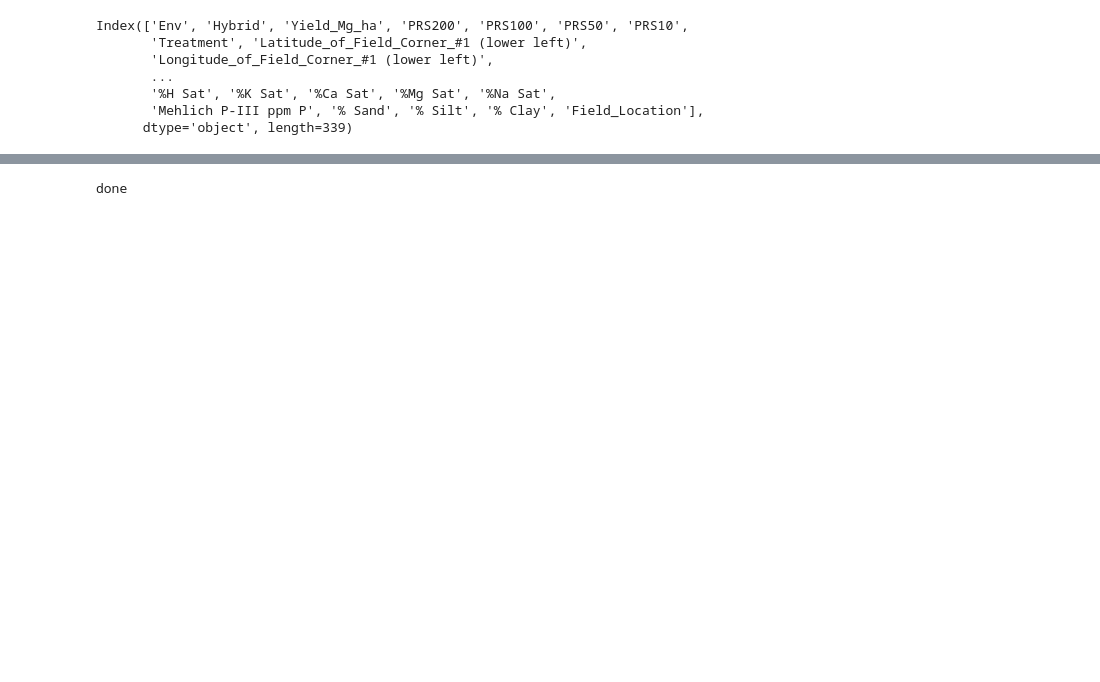
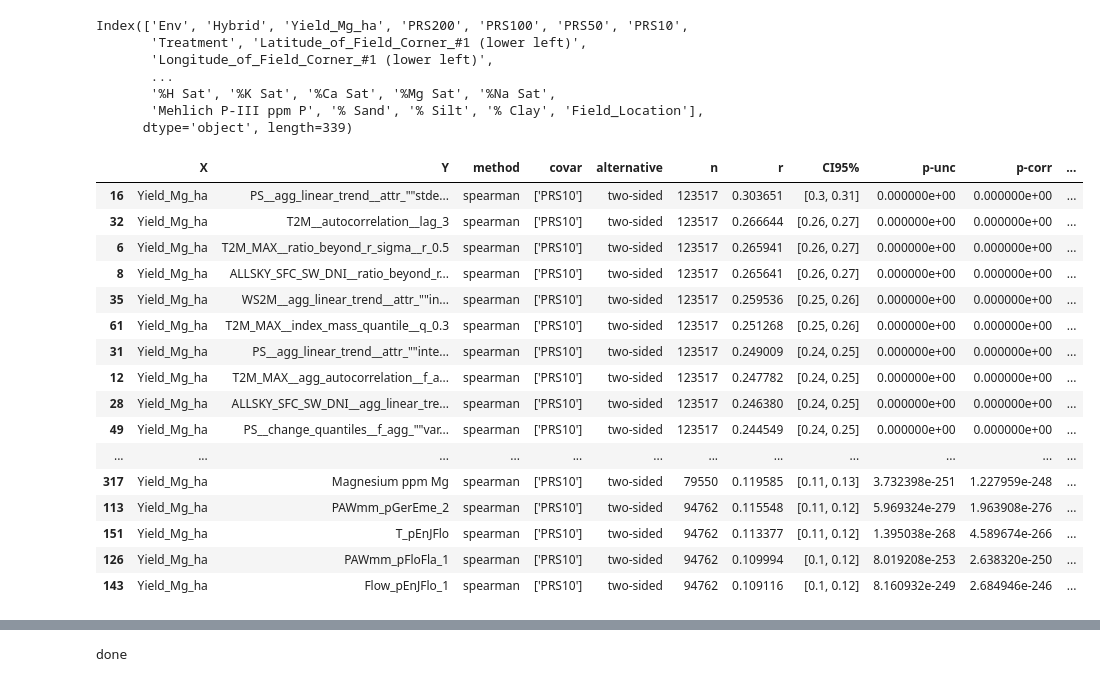
Before and after one commit to robertkhu/maize_gxe, a Jupyter notebook: analysis/feature_selection/feature_selection_with_genotype.ipynb, the cells around one changed output, grey strips where cells are left out. Drawn from its saved outputs; the diff is of its cells as text; code cells hidden in the pictures; blank space fills up the shorter version.

```diff
--- a/analysis/feature_selection/feature_selection_with_genotype.ipynb
+++ b/analysis/feature_selection/feature_selection_with_genotype.ipynb
@@ -105,3 +105,23 @@ Index(['Env', 'Hybrid', 'Yield_Mg_ha', 'PRS200', 'PRS100', 'PRS50', 'PRS10',
       dtype='object', length=339)
 # %%
 feature_col_sep = pd.read_csv('/Users/rkhu/Desktop/upenn/other/maize_gxe/analysis/feature_column_separation.csv', encoding= 'unicode_escape')
+# %%
+feature_yield_corr.sort_values(['r'], ascending=False).head(50)
+# %% [output]
+|  | X | Y | method | covar | alternative | n | r | CI95% | p-unc | p-corr | ... |
+| 16 | Yield_Mg_ha | PS__agg_linear_trend__attr_""stde... | spearman | ['PRS10'] | two-sided | 123517 | 0.303651 | [0.3, 0.31] | 0.000000e+00 | 0.000000e+00 | ... |
+| 32 | Yield_Mg_ha | T2M__autocorrelation__lag_3 | spearman | ['PRS10'] | two-sided | 123517 | 0.266644 | [0.26, 0.27] | 0.000000e+00 | 0.000000e+00 | ... |
+| 6 | Yield_Mg_ha | T2M_MAX__ratio_beyond_r_sigma__r_0.5 | spearman | ['PRS10'] | two-sided | 123517 | 0.265941 | [0.26, 0.27] | 0.000000e+00 | 0.000000e+00 | ... |
+| 8 | Yield_Mg_ha | ALLSKY_SFC_SW_DNI__ratio_beyond_r... | spearman | ['PRS10'] | two-sided | 123517 | 0.265641 | [0.26, 0.27] | 0.000000e+00 | 0.000000e+00 | ... |
+| 35 | Yield_Mg_ha | WS2M__agg_linear_trend__attr_""in... | spearman | ['PRS10'] | two-sided | 123517 | 0.259536 | [0.25, 0.26] | 0.000000e+00 | 0.000000e+00 | ... |
+| 61 | Yield_Mg_ha | T2M_MAX__index_mass_quantile__q_0.3 | spearman | ['PRS10'] | two-sided | 123517 | 0.251268 | [0.25, 0.26] | 0.000000e+00 | 0.000000e+00 | ... |
+| 31 | Yield_Mg_ha | PS__agg_linear_trend__attr_""inte... | spearman | ['PRS10'] | two-sided | 123517 | 0.249009 | [0.24, 0.25] | 0.000000e+00 | 0.000000e+00 | ... |
+| 12 | Yield_Mg_ha | T2M_MAX__agg_autocorrelation__f_a... | spearman | ['PRS10'] | two-sided | 123517 | 0.247782 | [0.24, 0.25] | 0.000000e+00 | 0.000000e+00 | ... |
+| 28 | Yield_Mg_ha | ALLSKY_SFC_SW_DNI__agg_linear_tre... | spearman | ['PRS10'] | two-sided | 123517 | 0.246380 | [0.24, 0.25] | 0.000000e+00 | 0.000000e+00 | ... |
+| 49 | Yield_Mg_ha | PS__change_quantiles__f_agg_""var... | spearman | ['PRS10'] | two-sided | 123517 | 0.244549 | [0.24, 0.25] | 0.000000e+00 | 0.000000e+00 | ... |
+| ... | ... | ... | ... | ... | ... | ... | ... | ... | ... | ... | ... |
+| 317 | Yield_Mg_ha | Magnesium ppm Mg | spearman | ['PRS10'] | two-sided | 79550 | 0.119585 | [0.11, 0.13] | 3.732398e-251 | 1.227959e-248 | ... |
+| 113 | Yield_Mg_ha | PAWmm_pGerEme_2 | spearman | ['PRS10'] | two-sided | 94762 | 0.115548 | [0.11, 0.12] | 5.969324e-279 | 1.963908e-276 | ... |
+| 151 | Yield_Mg_ha | T_pEnJFlo | spearman | ['PRS10'] | two-sided | 94762 | 0.113377 | [0.11, 0.12] | 1.395038e-268 | 4.589674e-266 | ... |
+| 126 | Yield_Mg_ha | PAWmm_pFloFla_1 | spearman | ['PRS10'] | two-sided | 94762 | 0.109994 | [0.1, 0.12] | 8.019208e-253 | 2.638320e-250 | ... |
+| 143 | Yield_Mg_ha | Flow_pEnJFlo_1 | spearman | ['PRS10'] | two-sided | 94762 | 0.109116 | [0.1, 0.12] | 8.160932e-249 | 2.684946e-246 | ... |
```
Also changed, not shown: parts of 15 cells of this notebook, 4 other files.
